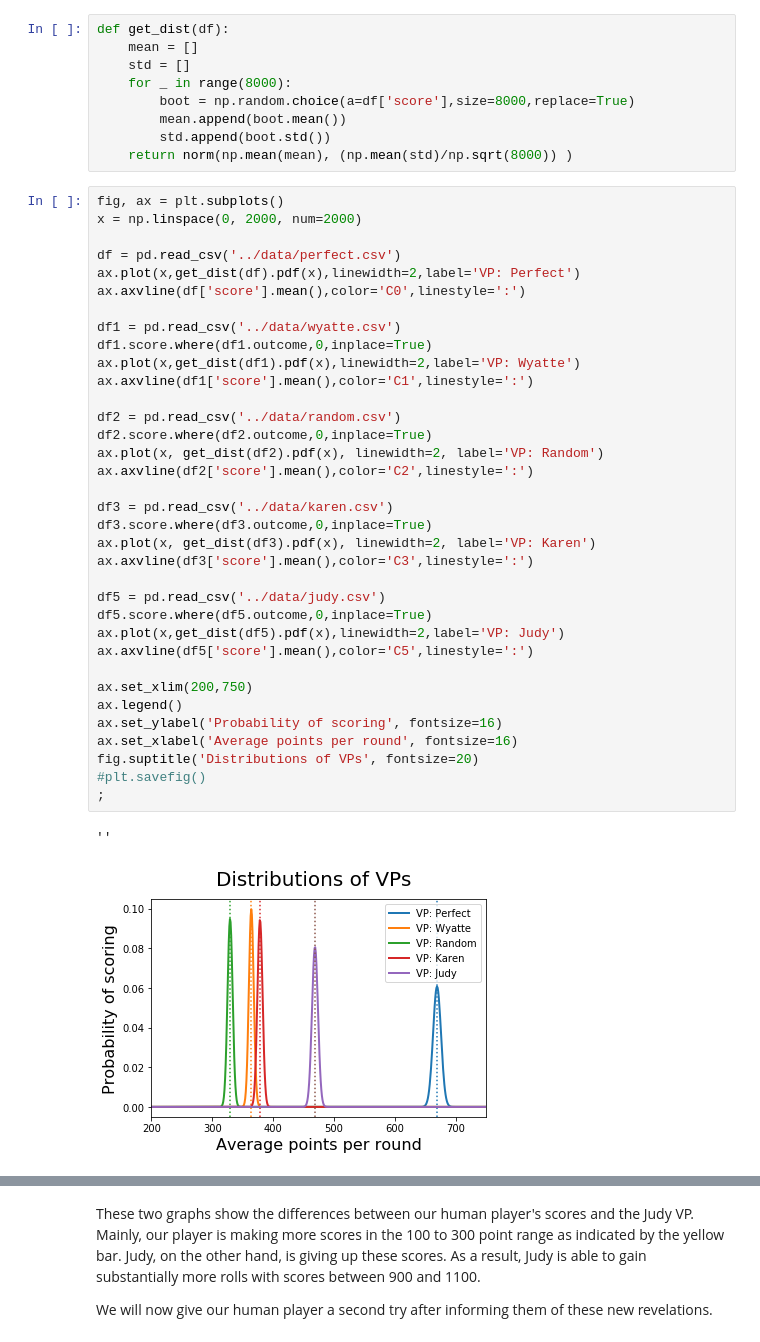
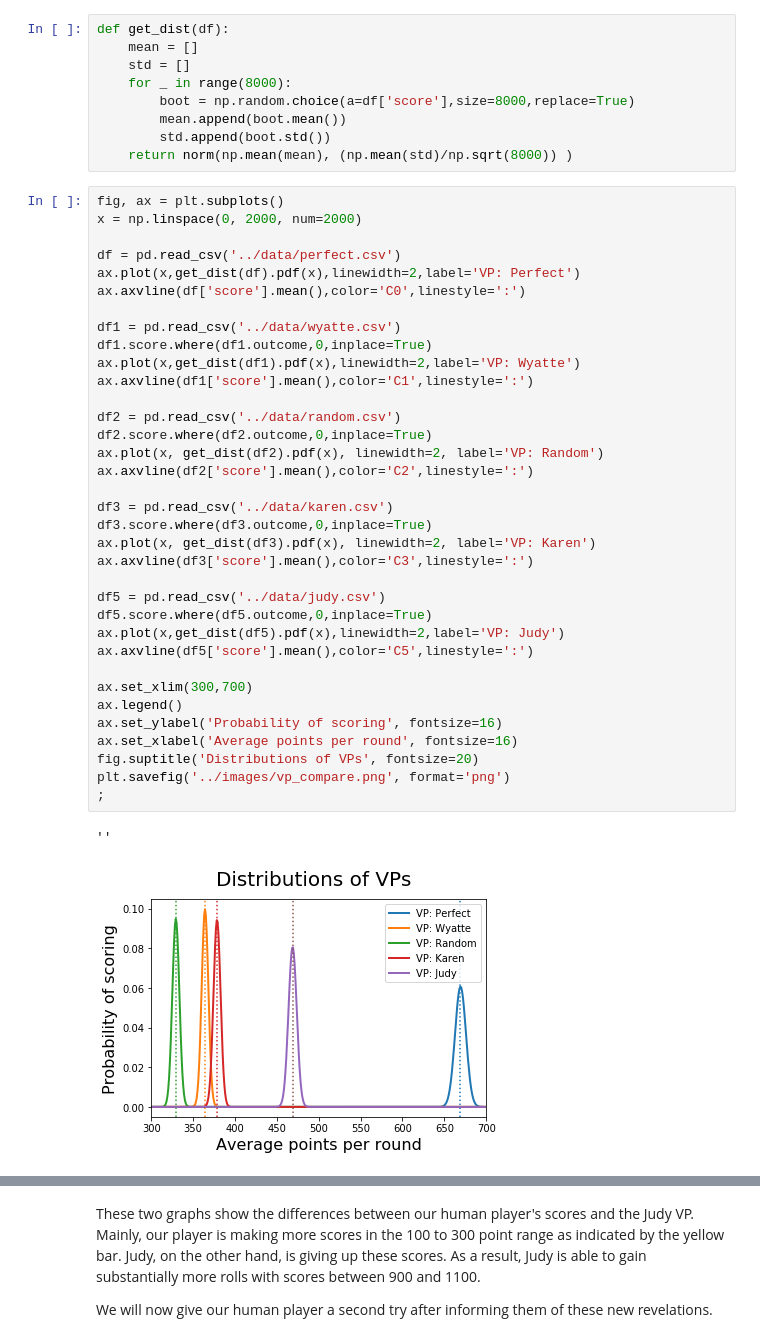
Before and after one commit to gavinraym/Boxcar, a Jupyter notebook: eda/EDA.ipynb, the cells around one changed output, grey strips where cells are left out. Saved outputs shown, nothing was run; the diff lists cells and outputs as text.

```diff
--- a/eda/EDA.ipynb
+++ b/eda/EDA.ipynb
@@ -94,34 +95,34 @@ df = pd.read_csv('../data/perfect.csv')
 ax.plot(x,get_dist(df).pdf(x),linewidth=2,label='VP: Perfect')
 ax.axvline(df['score'].mean(),color='C0',linestyle=':')
 
 df1 = pd.read_csv('../data/wyatte.csv')
 df1.score.where(df1.outcome,0,inplace=True)
 ax.plot(x,get_dist(df1).pdf(x),linewidth=2,label='VP: Wyatte')
 ax.axvline(df1['score'].mean(),color='C1',linestyle=':')
 
 df2 = pd.read_csv('../data/random.csv')
 df2.score.where(df2.outcome,0,inplace=True)
 ax.plot(x, get_dist(df2).pdf(x), linewidth=2, label='VP: Random')
 ax.axvline(df2['score'].mean(),color='C2',linestyle=':')
 
 df3 = pd.read_csv('../data/karen.csv')
 df3.score.where(df3.outcome,0,inplace=True)
 ax.plot(x, get_dist(df3).pdf(x), linewidth=2, label='VP: Karen')
 ax.axvline(df3['score'].mean(),color='C3',linestyle=':')
 
 df5 = pd.read_csv('../data/judy.csv')
 df5.score.where(df5.outcome,0,inplace=True)
 ax.plot(x,get_dist(df5).pdf(x),linewidth=2,label='VP: Judy')
 ax.axvline(df5['score'].mean(),color='C5',linestyle=':')
 
-ax.set_xlim(200,750)
+ax.set_xlim(300,700)
 ax.legend()
 ax.set_ylabel('Probability of scoring', fontsize=16)
 ax.set_xlabel('Average points per round', fontsize=16)
 fig.suptitle('Distributions of VPs', fontsize=20)
-#plt.savefig()
+plt.savefig('../images/vp_compare.png', format='png')
 ;
 # %% [output]
 ''
-[figure, old version]
+[figure, new version]
 # %% [raw]
```
Also changed, not shown: parts of 4 cells of this notebook, 7 other files.
